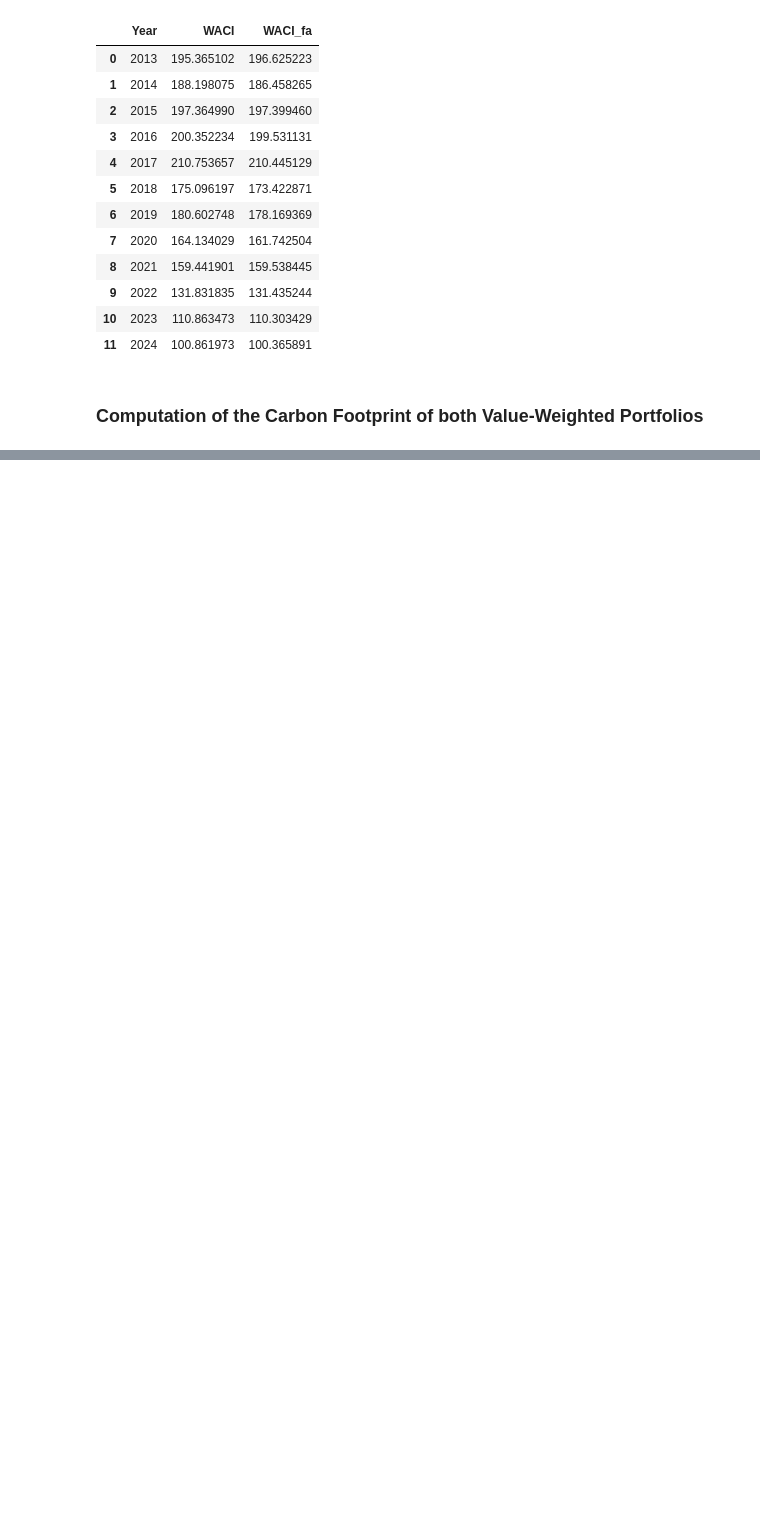
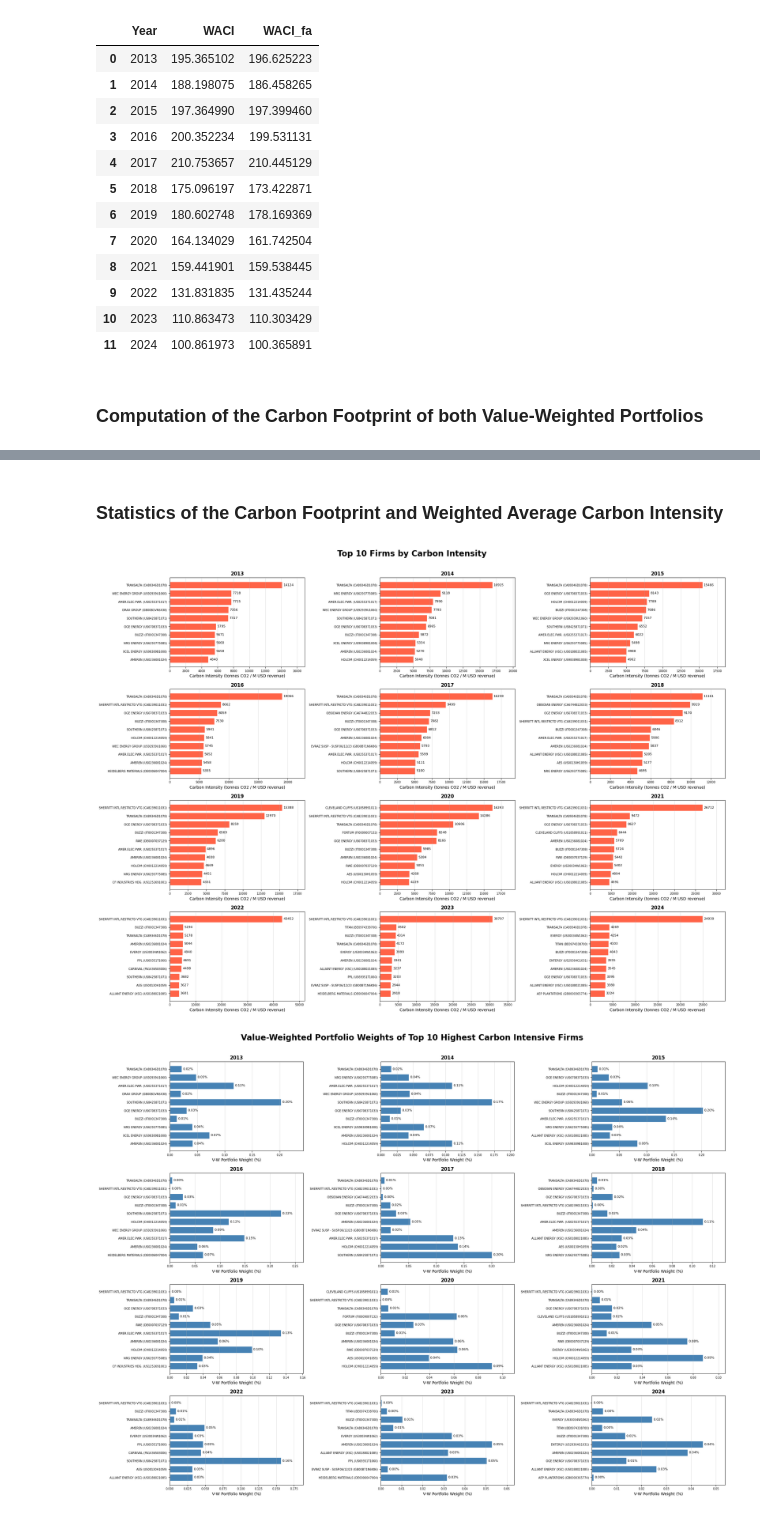
Before and after one commit to Quentinrezzo/Sustainability-Project, a Jupyter notebook: sustainability/notebook.ipynb, the cells around one changed output, grey strips where cells are left out. Saved outputs shown, nothing was run; the diff lists cells and outputs as text; code cells hidden in the pictures; blank space fills up the shorter version.

```diff
--- a/sustainability/notebook.ipynb
+++ b/sustainability/notebook.ipynb
@@ -1507,0 +1540,47 @@ wealth_evolution
+# %% [markdown]
+### Statistics of the Carbon Footprint and Weighted Average Carbon Intensity
+# %%
+# Top 10 firms by carbon intensity per year
+ci_list = [] # empty list in which we will store the relevant information of CI for all the years
+for year in range(2013, 2025):
+    inv_set_ci = globals()[f'inv_set_{year}'][['ISIN', 'NAME', 'CI', 'MV_Y_weight']].copy()
+    inv_set_ci['Year'] = year
+    ci_list.append(inv_set_ci)
+inv_set_ci_total = pd.concat(ci_list, ignore_index=True) # Dataframe containing CIs of all firms and all years
+inv_set_ci_total['NAME (ISIN)'] = inv_set_ci_total['NAME'] + ' (' + inv_set_ci_total['ISIN'] + ')' # Addition of a new column NAME (ISIN) for the plots
+
+# Plot 1: Top 10 of firms with highest Carbon Intensity
+fig, axes = plt.subplots(4, 3, figsize=(22, 16))
+for ax, year in zip(axes.flatten(), range(2013, 2025)):
+    top_10_ci = (inv_set_ci_total[inv_set_ci_total['Year'] == year]
+             .nlargest(10, 'CI')[['NAME (ISIN)', 'CI']].iloc[::-1])
+    bars = ax.barh(top_10_ci['NAME (ISIN)'], top_10_ci['CI'], color='tomato', edgecolor='white')
+    ax.bar_label(bars, fmt='%.0f', padding=3, fontsize=8)
+    ax.set_title(f'{year}', fontweight='bold')
+    ax.set_xlabel('Carbon Intensity (tonnes CO2 / M USD revenue)')
+    ax.set_xlim(0, top_10_ci['CI'].max() * 1.2)
+    ax.tick_params(labelsize=7)
+    ax.grid(axis='x', alpha=0.4)
+fig.suptitle('Top 10 Firms by Carbon Intensity', fontsize=20, fontweight='bold', y=1.01)
+plt.tight_layout()
+plt.show()
+
+# Plot 2: VW weights of those same top-10 firms
+fig, axes = plt.subplots(4, 3, figsize=(22, 16))
+for ax, year in zip(axes.flatten(), range(2013, 2025)):
+    top_10_ci = (inv_set_ci_total[inv_set_ci_total['Year'] == year]
+             .nlargest(10, 'CI')[['NAME (ISIN)', 'MV_Y_weight']].iloc[::-1])
+    top_10_ci['MV_Y_weight'] = top_10_ci['MV_Y_weight'] * 100
+    bars = ax.barh(top_10_ci['NAME (ISIN)'], top_10_ci['MV_Y_weight'], color='steelblue', edgecolor='white')
+    ax.bar_label(bars, fmt='%.2f%%', padding=3, fontsize=8)
+    ax.set_title(f'{year}', fontweight='bold')
+    ax.set_xlabel('V-W Portfolio Weight (%)')
+    ax.set_xlim(0, top_10_ci['MV_Y_weight'].max() * 1.2)
+    ax.tick_params(labelsize=7)
+    ax.grid(axis='x', alpha=0.4)
+fig.suptitle('Value-Weighted Portfolio Weights of Top 10 Highest Carbon Intensive Firms', fontsize=20, fontweight='bold', y=1.01)
+plt.tight_layout()
+plt.show()
+# %% [output]
+[figure, added]
+[figure, added]
```
Also changed, not shown: parts of 8 cells of this notebook.
